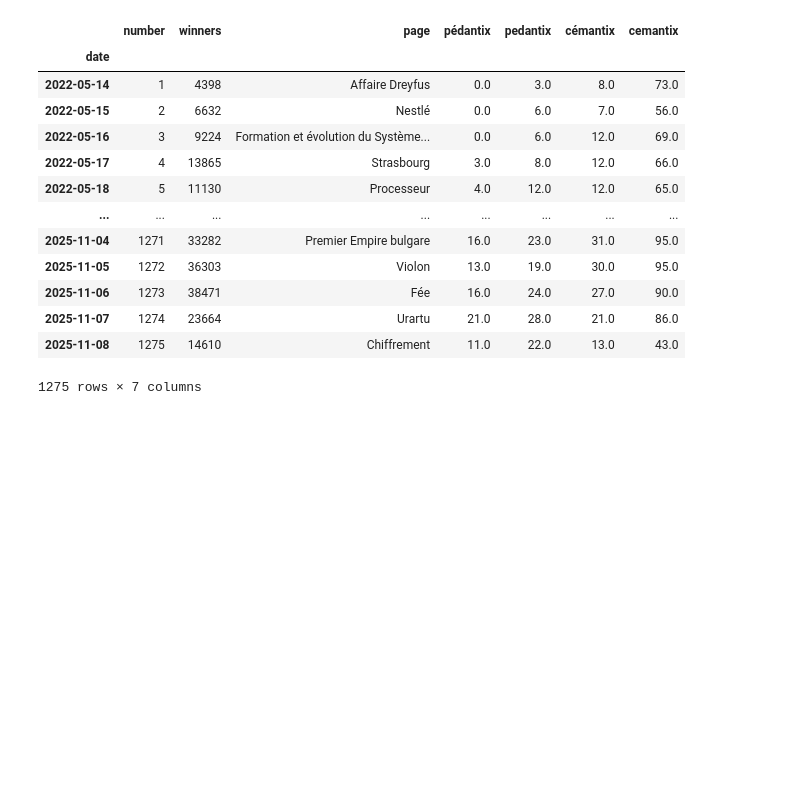
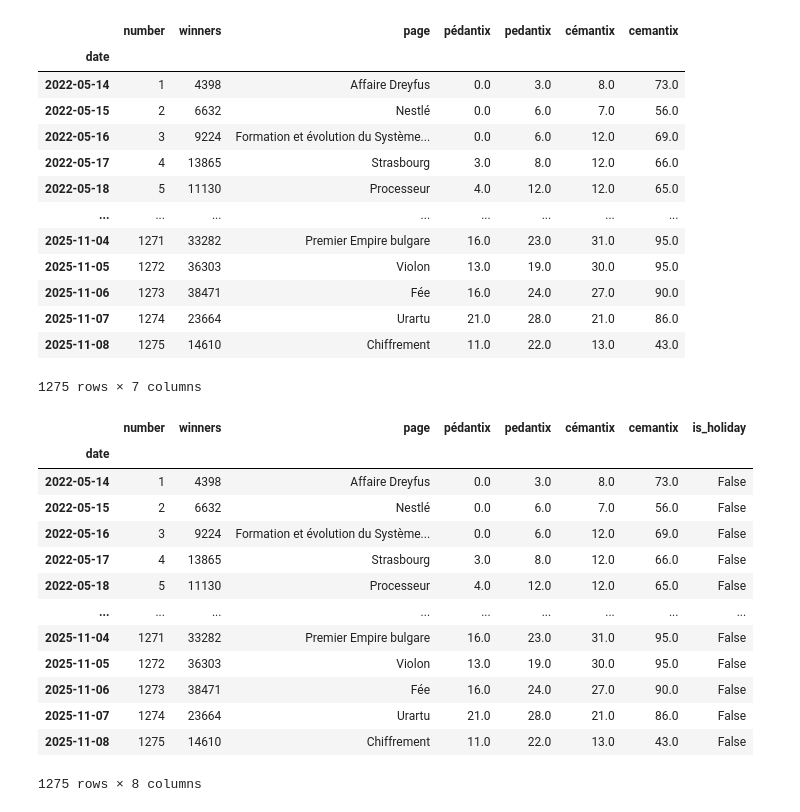
Before and after one commit to MolinAlexei/pedantix_analysis, a Jupyter notebook: build_dataset.ipynb, the cells around one changed output. Drawn from its saved outputs; the diff is of its cells as text; code cells hidden in the pictures; blank space fills up the shorter version.

Commit message:
cleaned a bit, included holidays

```diff
--- a/build_dataset.ipynb
+++ b/build_dataset.ipynb
@@ -69,5 +69,71 @@ merged_inner
 | 2025-11-07 | 1274 | 23664 | Urartu | 21.0 | 28.0 | 21.0 | 86.0 |
 | 2025-11-08 | 1275 | 14610 | Chiffrement | 11.0 | 22.0 | 13.0 | 43.0 |
 1275 rows × 7 columns
+# %%
+import numpy as np
+
+idx = pd.to_datetime(merged_inner.index).normalize()
+
+holidays = [
+    [dt.date(year = 2022, month = 7, day = 6),
+    dt.date(year = 2022, month = 9, day = 1)],
+    [dt.date(year = 2022, month = 10, day = 22),
+    dt.date(year = 2022, month = 11, day = 7)],
+    [dt.date(year = 2022, month = 12, day = 17),
+    dt.date(year = 2023, month = 1, day = 3)],
+    [dt.date(year = 2023, month = 2, day = 4),
+    dt.date(year = 2023, month = 3, day = 6)],
+    [dt.date(year = 2023, month = 4, day = 8),
+    dt.date(year = 2023, month = 5, day = 9)],
+    [dt.date(year = 2023, month = 7, day = 8),
+    dt.date(year = 2023, month = 9, day = 4)],
+    [dt.date(year = 2023, month = 10, day = 21),
+    dt.date(year = 2023, month = 11, day = 6)],
+    [dt.date(year = 2023, month = 12, day = 23),
+    dt.date(year = 2024, month = 1, day = 8)],
+    [dt.date(year = 2024, month = 2, day = 10),
+    dt.date(year = 2024, month = 3, day = 11)],
+    [dt.date(year = 2024, month = 4, day = 6),
+    dt.date(year = 2024, month = 4, day = 29)],
+    [dt.date(year = 2024, month = 7, day = 6),
+    dt.date(year = 2024, month = 9, day = 2)],
+    [dt.date(year = 2024, month = 10, day = 19),
+    dt.date(year = 2024, month = 11, day = 4)],
+    [dt.date(year = 2024, month = 12, day = 21),
+    dt.date(year = 2025, month = 1, day = 6)],
+    [dt.date(year = 2025, month = 2, day = 8),
+    dt.date(year = 2025, month = 3, day = 10)],
+    [dt.date(year = 2025, month = 4, day = 5),
+    dt.date(year = 2025, month = 4, day = 28)],
+    [dt.date(year = 2025, month = 7, day = 5),
+    dt.date(year = 2025, month = 9, day = 1)],
+    [dt.date(year = 2025, month = 10, day = 18),
+    dt.date(year = 2025, month = 11, day = 3)],
+]
+
+starts = pd.to_datetime([s for s, e in holidays])
+ends   = pd.to_datetime([e for s, e in holidays])
+
+is_holiday = np.zeros(len(merged_inner), dtype=bool)
+for s, e in zip(starts, ends):
+    is_holiday |= (idx >= s) & (idx <= e)   # inclusive bounds
+
+merged_inner["is_holiday"] = is_holiday
+merged_inner
+# %% [output]
+|  | number | winners | page | pédantix | pedantix | cémantix | cemantix | is_holiday |
+| date |  |  |  |  |  |  |  |  |
+| 2022-05-14 | 1 | 4398 | Affaire Dreyfus | 0.0 | 3.0 | 8.0 | 73.0 | False |
+| 2022-05-15 | 2 | 6632 | Nestlé | 0.0 | 6.0 | 7.0 | 56.0 | False |
+| 2022-05-16 | 3 | 9224 | Formation et évolution du Système... | 0.0 | 6.0 | 12.0 | 69.0 | False |
+| 2022-05-17 | 4 | 13865 | Strasbourg | 3.0 | 8.0 | 12.0 | 66.0 | False |
+| 2022-05-18 | 5 | 11130 | Processeur | 4.0 | 12.0 | 12.0 | 65.0 | False |
+| ... | ... | ... | ... | ... | ... | ... | ... | ... |
+| 2025-11-04 | 1271 | 33282 | Premier Empire bulgare | 16.0 | 23.0 | 31.0 | 95.0 | False |
+| 2025-11-05 | 1272 | 36303 | Violon | 13.0 | 19.0 | 30.0 | 95.0 | False |
+| 2025-11-06 | 1273 | 38471 | Fée | 16.0 | 24.0 | 27.0 | 90.0 | False |
+| 2025-11-07 | 1274 | 23664 | Urartu | 21.0 | 28.0 | 21.0 | 86.0 | False |
+| 2025-11-08 | 1275 | 14610 | Chiffrement | 11.0 | 22.0 | 13.0 | 43.0 | False |
+1275 rows × 8 columns
 # %%
 merged_inner.to_csv("data/cleaned_data.csv")
```
Also changed, not shown: 3 other files.
